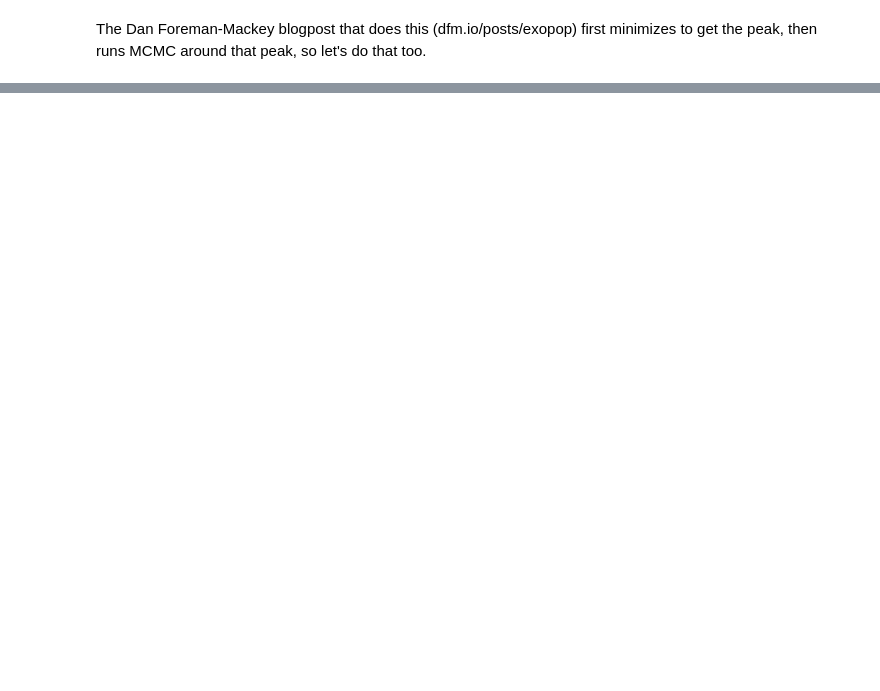
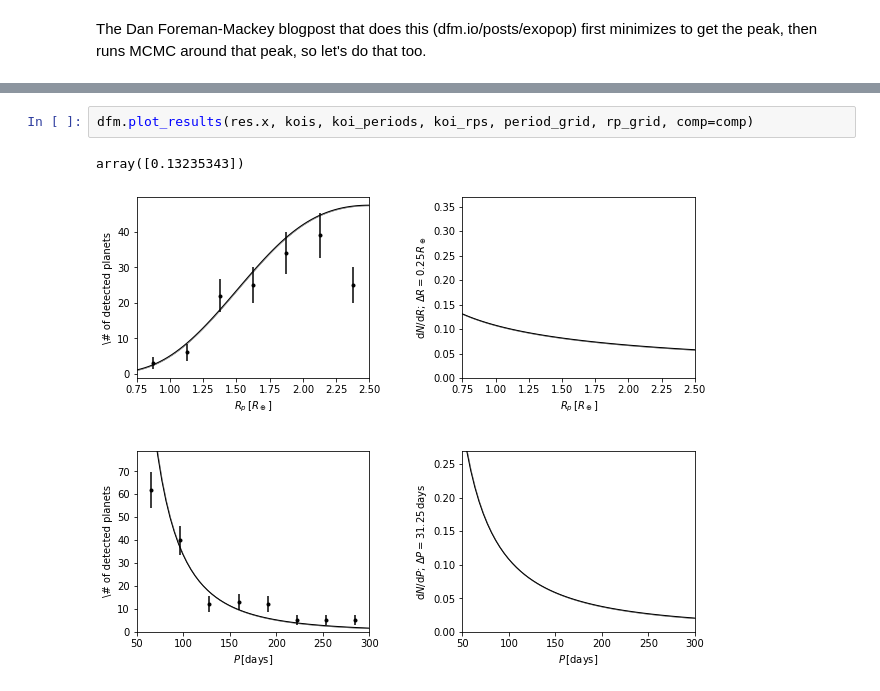
Before and after one commit to aditya-sengupta/exosyssim-prototyping, a Jupyter notebook: dev/occurrence_mcmc.ipynb, the cells around one changed output, grey strips where cells are left out. Cells and saved outputs as stored; diff of their text form; blank space fills up the shorter version.

```diff
--- a/dev/occurrence_mcmc.ipynb
+++ b/dev/occurrence_mcmc.ipynb
@@ -113,3 +132,8 @@ NameError: name 'get_log_prob_fn' is not defined
+# %%
+dfm.plot_results(res.x, kois, koi_periods, koi_rps, period_grid, rp_grid, comp=comp)
+# %% [output]
+array([0.13235343])
+[figure, added]
 # %%
 pos = np.array([np.array(res.x) + np.random.normal(0, 1e-4, (3,)) for _ in range(16)])
 sampler = emcee.EnsembleSampler(16, 3, log_prob)
```
Also changed, not shown: parts of 10 cells of this notebook, 3 other files.
